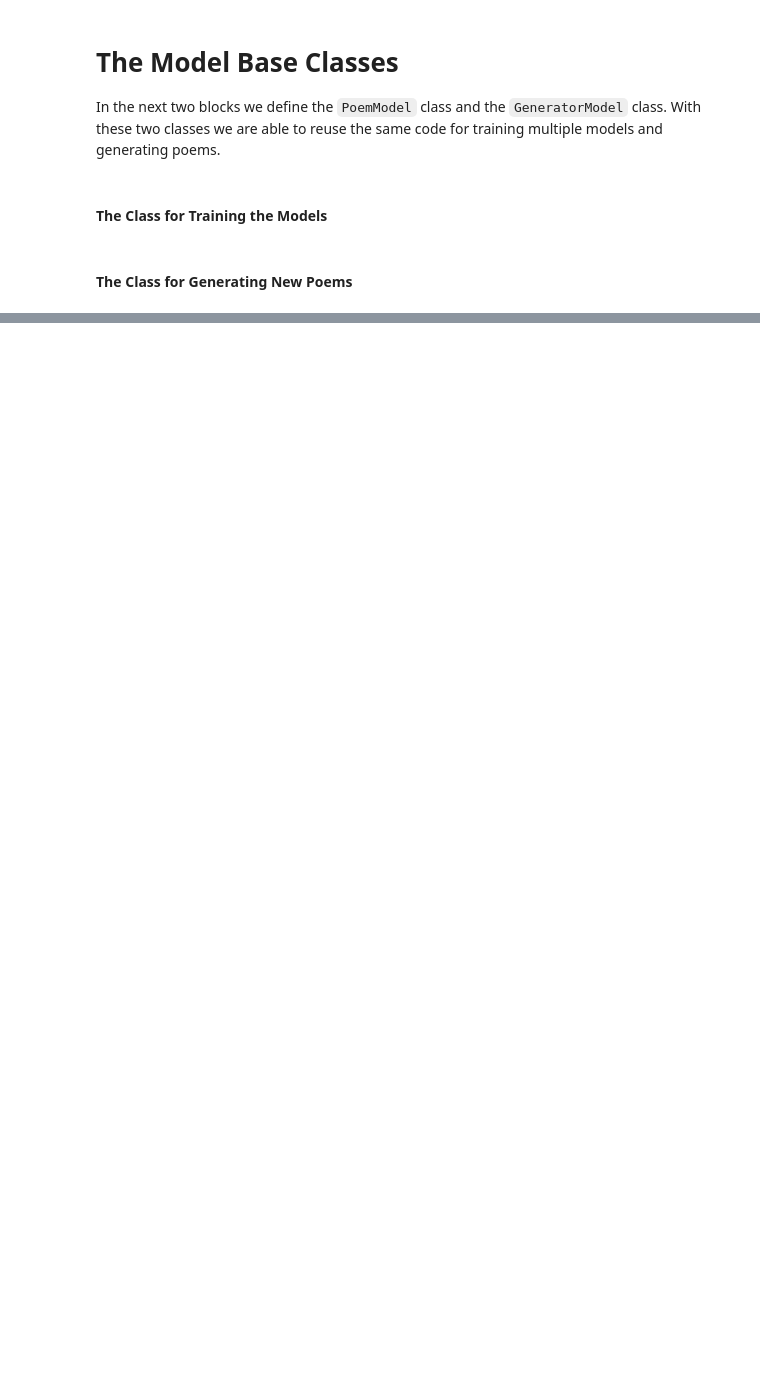
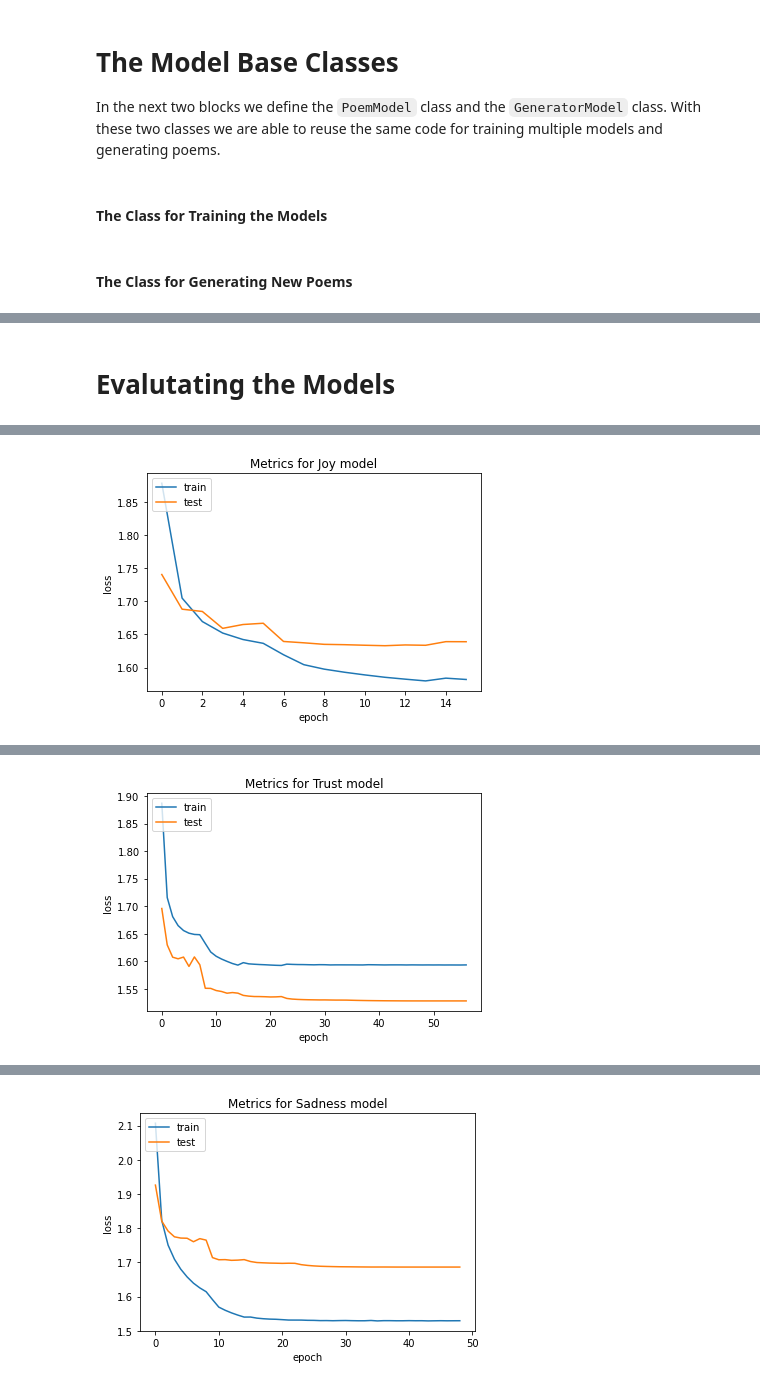
Before and after one commit to faustotnc/personalize-peom-generator, a Jupyter notebook: Final Model Candidate #1.ipynb, the cells around one changed output, grey strips where cells are left out. Saved outputs shown, nothing was run; the diff lists cells and outputs as text; code cells hidden in the pictures; blank space fills up the shorter version.

```diff
--- a/Final Model Candidate #1.ipynb
+++ b/Final Model Candidate #1.ipynb
@@ -19,3 +28,7 @@ from tensorflow.python.keras.utils.data_utils import Sequence
+# %%
+MAX_SEQUENCE_LENGTH = 48
+BATCH_SIZE = 24
+N_EPOCHS = 64
 # %% [markdown]
 # Loading the Raw Data
 # %%
@@ -409,3 +315,0 @@ joyModelPredictor = GeneratorModel(joyModel)
-# %%
-poem = joyModelPredictor.generate(u"Love is", 200, temperature=0.75)
-print(poem)
@@ -415,0 +642,12 @@ To drink of some way to scorn the huge fa
+# %%
+disgustModel = PoemModel(disgustData, print_summary=True, recurrent_units=540,
+                         embedding_size=128, dropout_rate=0.5)
+print("\n")
+disgustModel.train()
+
+# Because we trained the model using batch sizes specified in the
+# BATCH_SIZE variable, using the original model will also require
+# inputs of BATCH_SIZE in order to make a prediction. Because of that,
+# we must create a new model whose batch_size is set to 1, and copy
+# the weights from the original model into this prediction model.
+disgustGenerator = GeneratorModel(disgustModel)
@@ -415,0 +672,57 @@ To drink of some way to scorn the huge fa
+# %% [markdown]
+# Evalutating the Models
+# %%
+# Sometimes the ROUGE scoring needs a larger
+# recursion depth. We reset the recursive
+# limit to be higher. In case the limit is
+# too low for the current test.
+defaultRecursionDepth = sys.getrecursionlimit()
+sys.setrecursionlimit(defaultRecursionDepth * 100)
+
+print("JOY EVALUTATION =================================================")
+evaluate_model(joyGenerator)
+print("\nExample Poem: " + joyGenerator.generate("<Love", 100, temperature=0.8))
+print("\n")
+joyModel.plot_loss("Joy")
+
+print("\n\nTRUST EVALUTATION ===========================================")
+evaluate_model(trustGenerator)
+print("\nExample Poem: " + trustGenerator.generate("<Feel", 100, temperature=0.8))
+print("\n")
+trustModel.plot_loss("Trust")
+
+print("\n\nSADNESS EVALUTATION =========================================")
+evaluate_model(sadnessGenerator)
+print("\nExample Poem: " + sadnessGenerator.generate("<Tear", 100, temperature=0.8))
+print("\n")
+sadnessModel.plot_loss("Sadness")
+
+print("\n\nANTICIPATION EVALUTATION ====================================")
+evaluate_model(anticipationGenerator)
+print("\nExample Poem: " + anticipationGenerator.generate("<Hope", 100, temperature=0.8))
+print("\n")
+anticipationModel.plot_loss("Anticipation")
+
+print("\n\nFEAR EVALUTATION ============================================")
+evaluate_model(fearGenerator)
+print("\nExample Poem: " + fearGenerator.generate("<Fear", 100, temperature=0.8))
+print("\n")
+fearModel.plot_loss("Fear")
+
+print("\n\nANGER EVALUTATION ===========================================")
+evaluate_model(angerGenerator)
+print("\nExample Poem: " + angerGenerator.generate("<Rage", 100, temperature=0.8))
+print("\n")
+angerModel.plot_loss("Anger")
+
+print("\n\nDISGUST EVALUTATION =========================================")
+evaluate_model(disgustGenerator)
+print("\nExample Poem: " + disgustGenerator.generate("<Guts", 100, temperature=0.8))
+print("\n")
+disgustModel.plot_loss("Disgust")
+
+# Reset the recursion depth after we are done
+# testing, so that other parts of the program
+# do not take advantage of it.
+sys.setrecursionlimit(defaultRecursionDepth)
+# %% [output]
@@ -415,0 +736 @@ To drink of some way to scorn the huge fa
+[figure, added]
@@ -415,0 +746 @@ To drink of some way to scorn the huge fa
+[figure, added]
@@ -415,0 +755 @@ To drink of some way to scorn the huge fa
+[figure, added]
```
Also changed, not shown: parts of 44 cells of this notebook.
